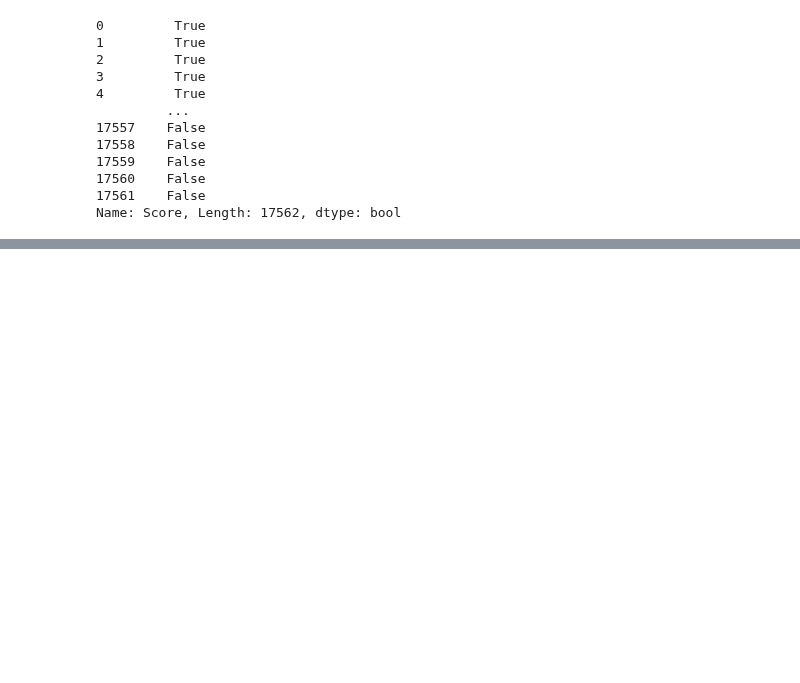
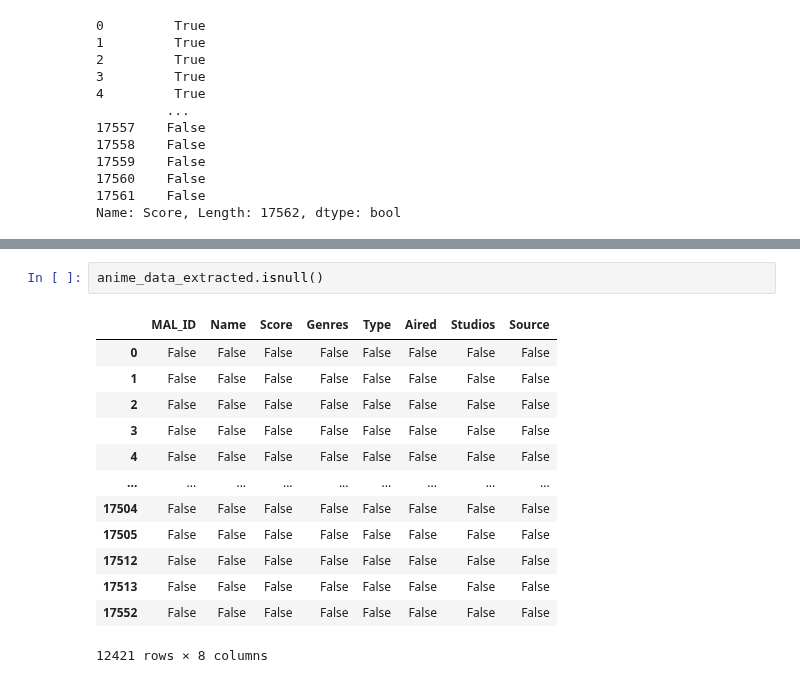
Before and after one commit to 573-pankaj/DSA-WITH-PYTHON, a Jupyter notebook: Pandas.ipynb, the cells around one changed output, grey strips where cells are left out. Drawn from its saved outputs; the diff is of its cells as text; blank space fills up the shorter version.

```diff
--- a/Pandas.ipynb
+++ b/Pandas.ipynb
@@ -662,0 +720,16 @@ anime_data_extracted.head()
+# %%
+anime_data_extracted.isnull()
+# %% [output]
+|  | MAL_ID | Name | Score | Genres | Type | Aired | Studios | Source |
+| 0 | False | False | False | False | False | False | False | False |
+| 1 | False | False | False | False | False | False | False | False |
+| 2 | False | False | False | False | False | False | False | False |
+| 3 | False | False | False | False | False | False | False | False |
+| 4 | False | False | False | False | False | False | False | False |
+| ... | ... | ... | ... | ... | ... | ... | ... | ... |
+| 17504 | False | False | False | False | False | False | False | False |
+| 17505 | False | False | False | False | False | False | False | False |
+| 17512 | False | False | False | False | False | False | False | False |
+| 17513 | False | False | False | False | False | False | False | False |
+| 17552 | False | False | False | False | False | False | False | False |
+12421 rows × 8 columns
```
Also changed, not shown: parts of 40 cells of this notebook.
